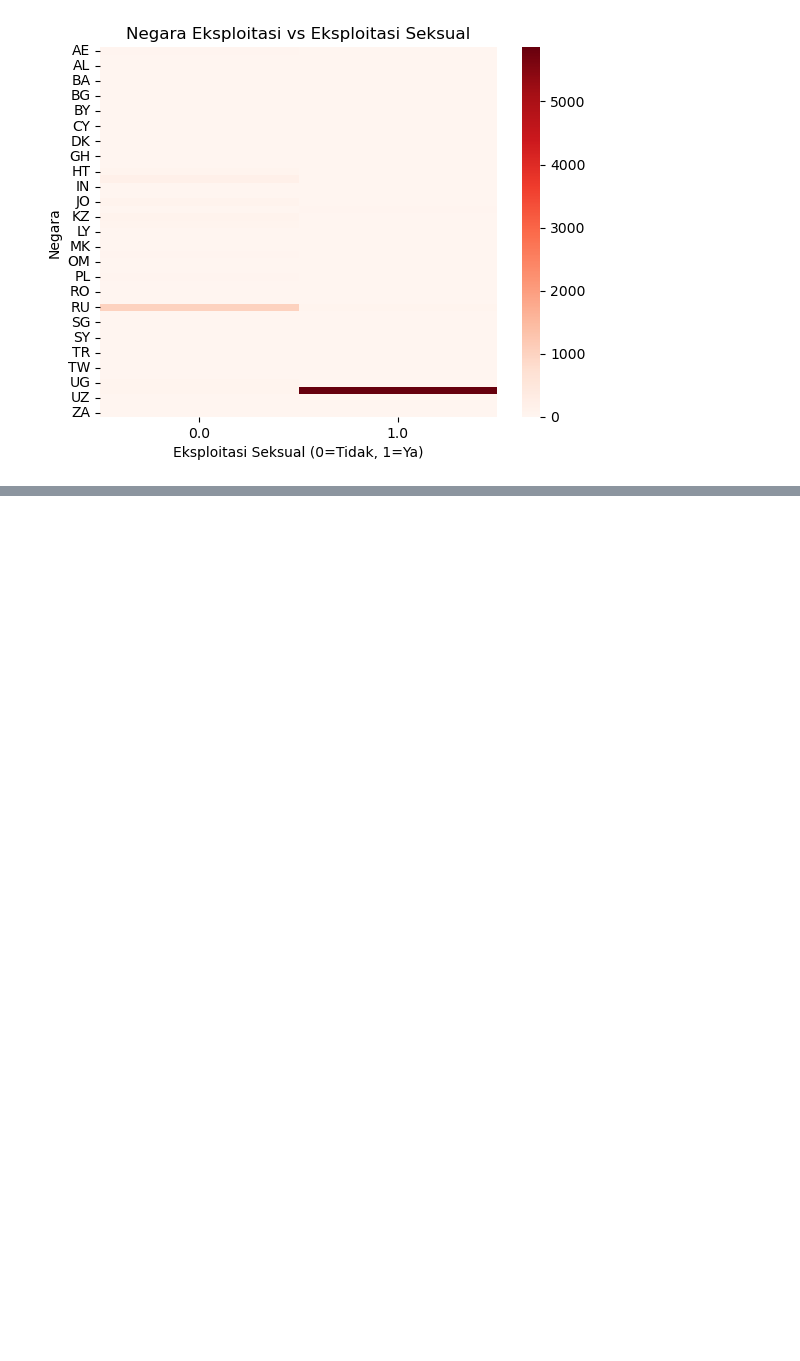
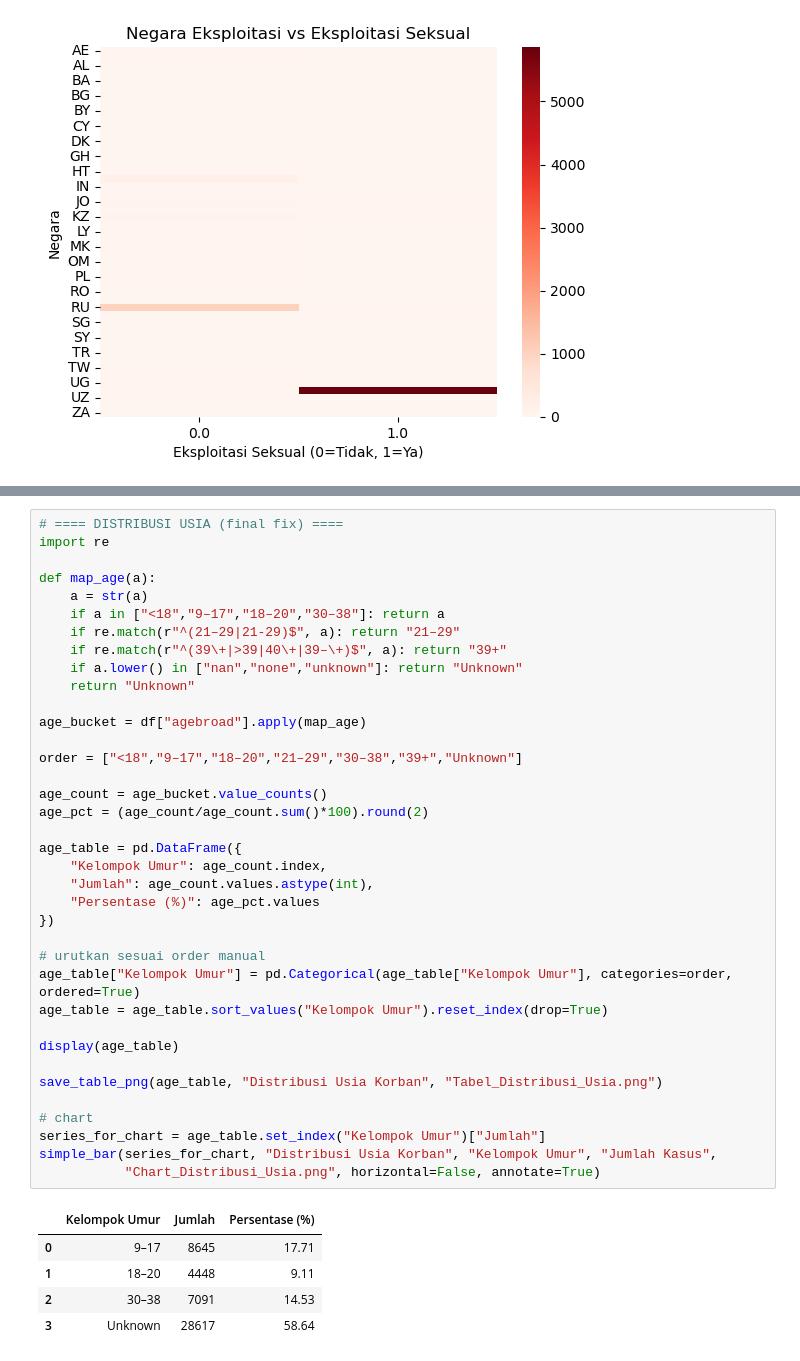
Before and after one commit to franzenn28/PI, a Jupyter notebook: analisis_perdagangan_manusia_final.ipynb, the cells around one changed output, grey strips where cells are left out. Saved outputs shown, nothing was run; the diff lists cells and outputs as text; blank space fills up the shorter version.

```diff
--- a/analisis_perdagangan_manusia_final.ipynb
+++ b/analisis_perdagangan_manusia_final.ipynb
@@ -165,0 +679,43 @@ plt.show()
+# %%
+# ==== DISTRIBUSI USIA (final fix) ====
+import re
+
+def map_age(a):
+    a = str(a)
+    if a in ["<18","9–17","18–20","30–38"]: return a
+    if re.match(r"^(21–29|21-29)$", a): return "21–29"
+    if re.match(r"^(39\+|>39|40\+|39–\+)$", a): return "39+"
+    if a.lower() in ["nan","none","unknown"]: return "Unknown"
+    return "Unknown"
+
+age_bucket = df["agebroad"].apply(map_age)
+
+order = ["<18","9–17","18–20","21–29","30–38","39+","Unknown"]
+
+age_count = age_bucket.value_counts()
+age_pct = (age_count/age_count.sum()*100).round(2)
+
+age_table = pd.DataFrame({
+    "Kelompok Umur": age_count.index,
+    "Jumlah": age_count.values.astype(int),
+    "Persentase (%)": age_pct.values
+})
+
+# urutkan sesuai order manual
+age_table["Kelompok Umur"] = pd.Categorical(age_table["Kelompok Umur"], categories=order, ordered=True)
+age_table = age_table.sort_values("Kelompok Umur").reset_index(drop=True)
+
+display(age_table)
+
+save_table_png(age_table, "Distribusi Usia Korban", "Tabel_Distribusi_Usia.png")
+
+# chart
+series_for_chart = age_table.set_index("Kelompok Umur")["Jumlah"]
+simple_bar(series_for_chart, "Distribusi Usia Korban", "Kelompok Umur", "Jumlah Kasus",
+           "Chart_Distribusi_Usia.png", horizontal=False, annotate=True)
+# %% [output]
+|  | Kelompok Umur | Jumlah | Persentase (%) |
+| 0 | 9–17 | 8645 | 17.71 |
+| 1 | 18–20 | 4448 | 9.11 |
+| 2 | 30–38 | 7091 | 14.53 |
+| 3 | Unknown | 28617 | 58.64 |
```
Also changed, not shown: parts of 9 cells of this notebook, 11 other files.
